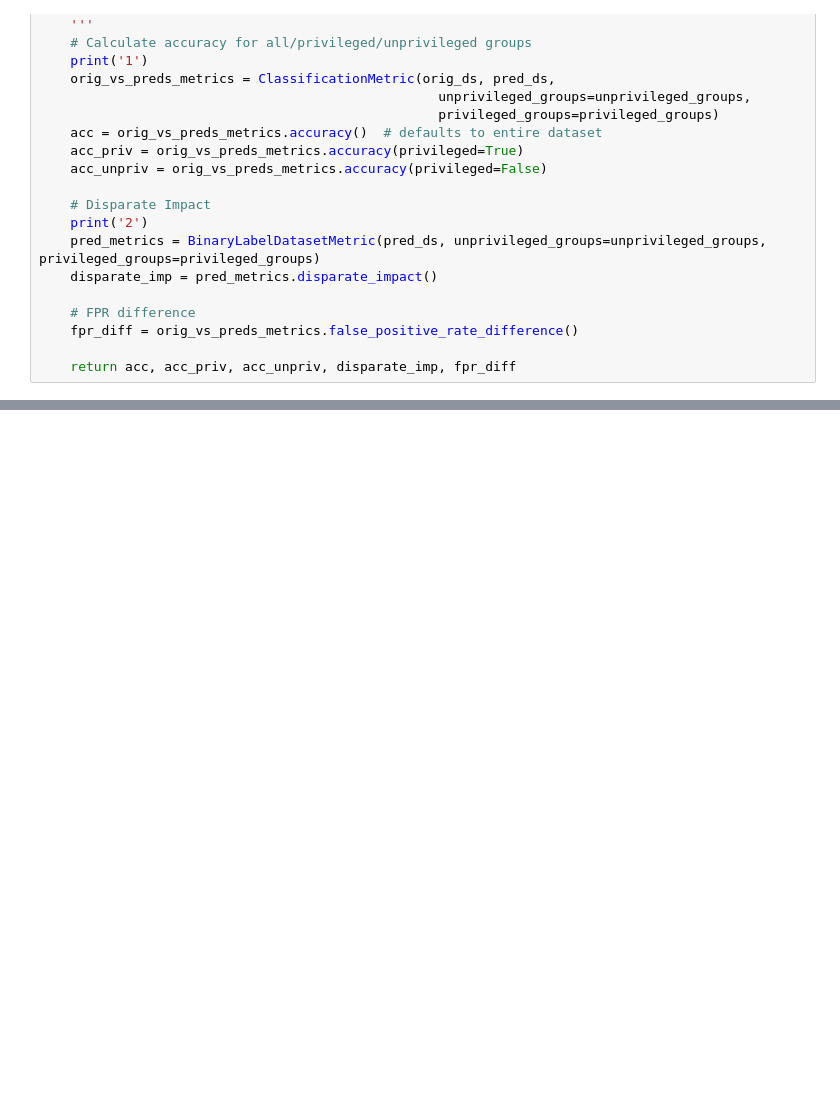
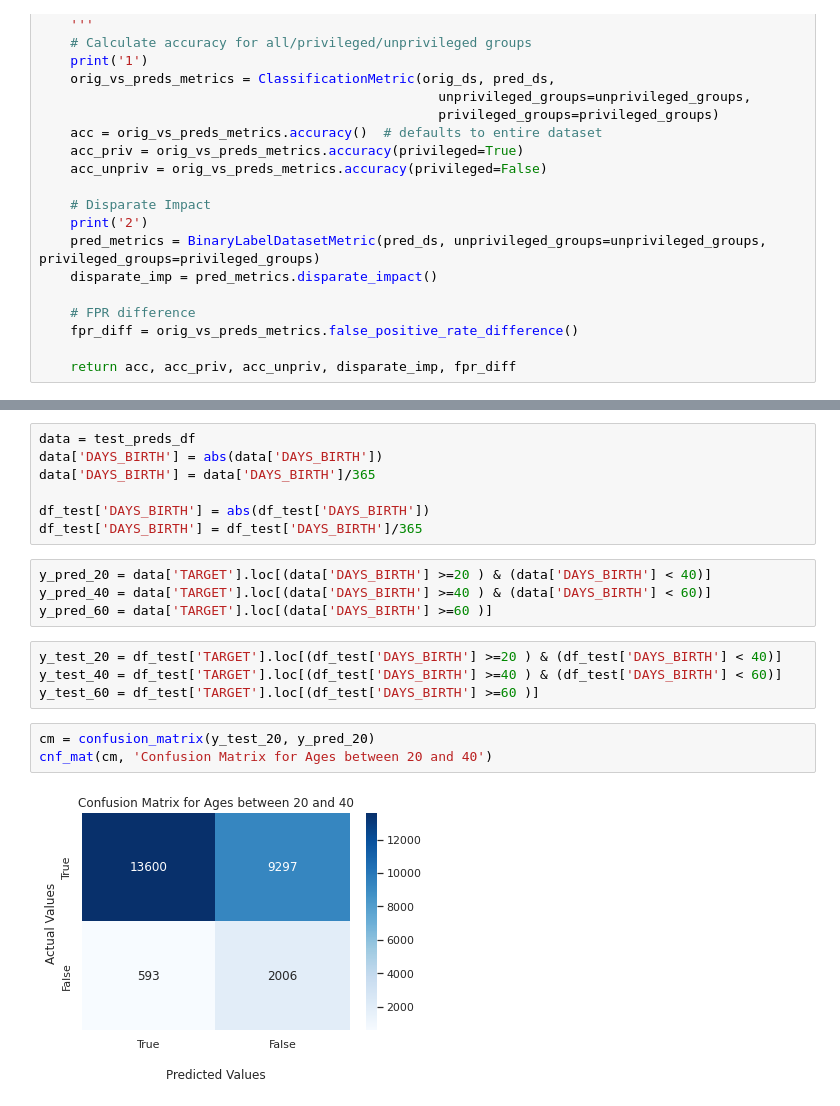
Before and after one commit to jonathanlu02/credit_risk, a Jupyter notebook: ADS_Analysis.ipynb, the cells around one changed output, grey strips where cells are left out. Saved outputs shown, nothing was run; the diff lists cells and outputs as text; blank space fills up the shorter version.

```diff
--- a/ADS_Analysis.ipynb
+++ b/ADS_Analysis.ipynb
@@ -750,0 +780,20 @@ fairness_metrics[3]
+# %%
+data = test_preds_df
+data['DAYS_BIRTH'] = abs(data['DAYS_BIRTH'])
+data['DAYS_BIRTH'] = data['DAYS_BIRTH']/365
+
+df_test['DAYS_BIRTH'] = abs(df_test['DAYS_BIRTH'])
+df_test['DAYS_BIRTH'] = df_test['DAYS_BIRTH']/365
+# %%
+y_pred_20 = data['TARGET'].loc[(data['DAYS_BIRTH'] >=20 ) & (data['DAYS_BIRTH'] < 40)]
+y_pred_40 = data['TARGET'].loc[(data['DAYS_BIRTH'] >=40 ) & (data['DAYS_BIRTH'] < 60)]
+y_pred_60 = data['TARGET'].loc[(data['DAYS_BIRTH'] >=60 )]
+# %%
+y_test_20 = df_test['TARGET'].loc[(df_test['DAYS_BIRTH'] >=20 ) & (df_test['DAYS_BIRTH'] < 40)]
+y_test_40 = df_test['TARGET'].loc[(df_test['DAYS_BIRTH'] >=40 ) & (df_test['DAYS_BIRTH'] < 60)]
+y_test_60 = df_test['TARGET'].loc[(df_test['DAYS_BIRTH'] >=60 )]
+# %%
+cm = confusion_matrix(y_test_20, y_pred_20)
+cnf_mat(cm, 'Confusion Matrix for Ages between 20 and 40')
+# %% [output]
+[figure, added]
```
Also changed, not shown: parts of 28 cells of this notebook.
